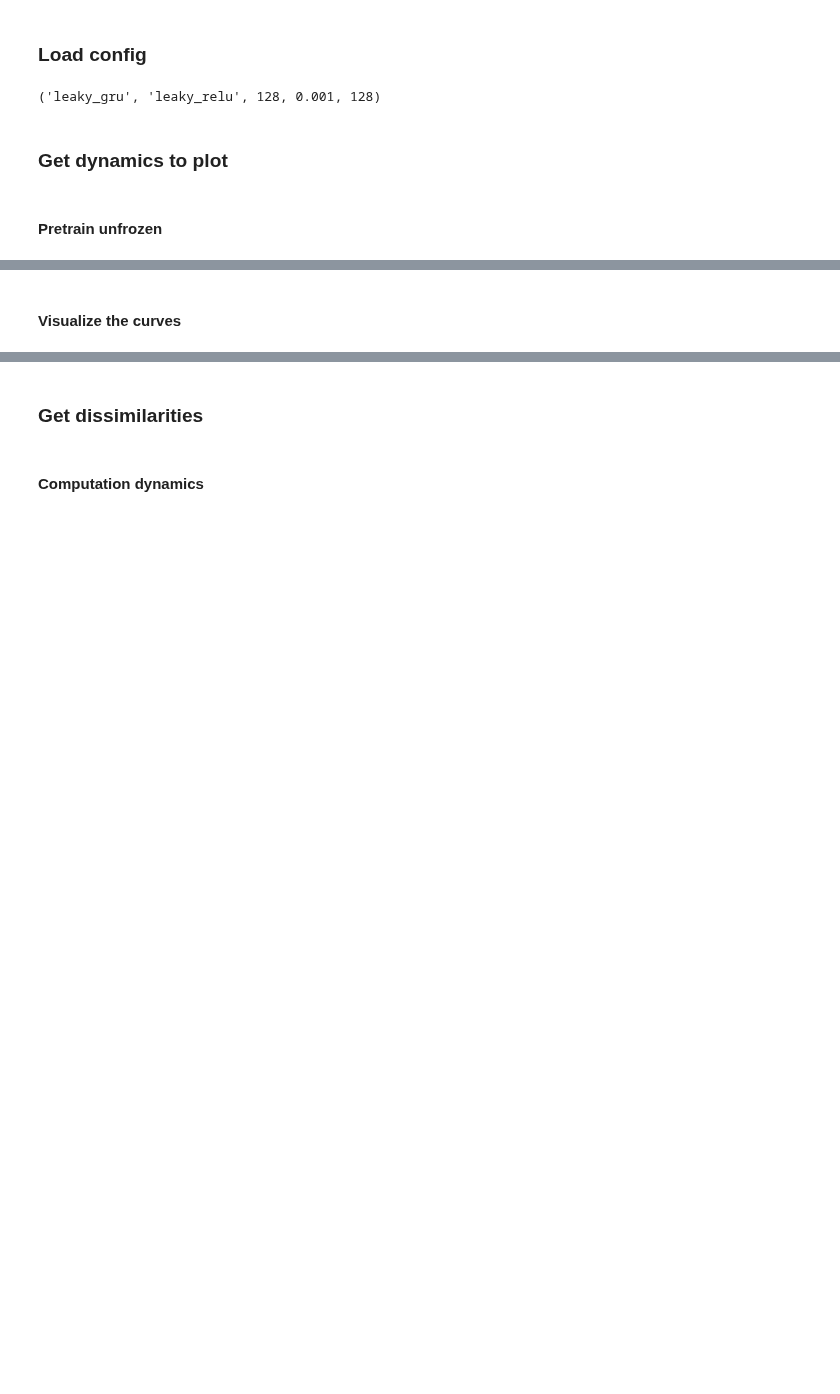
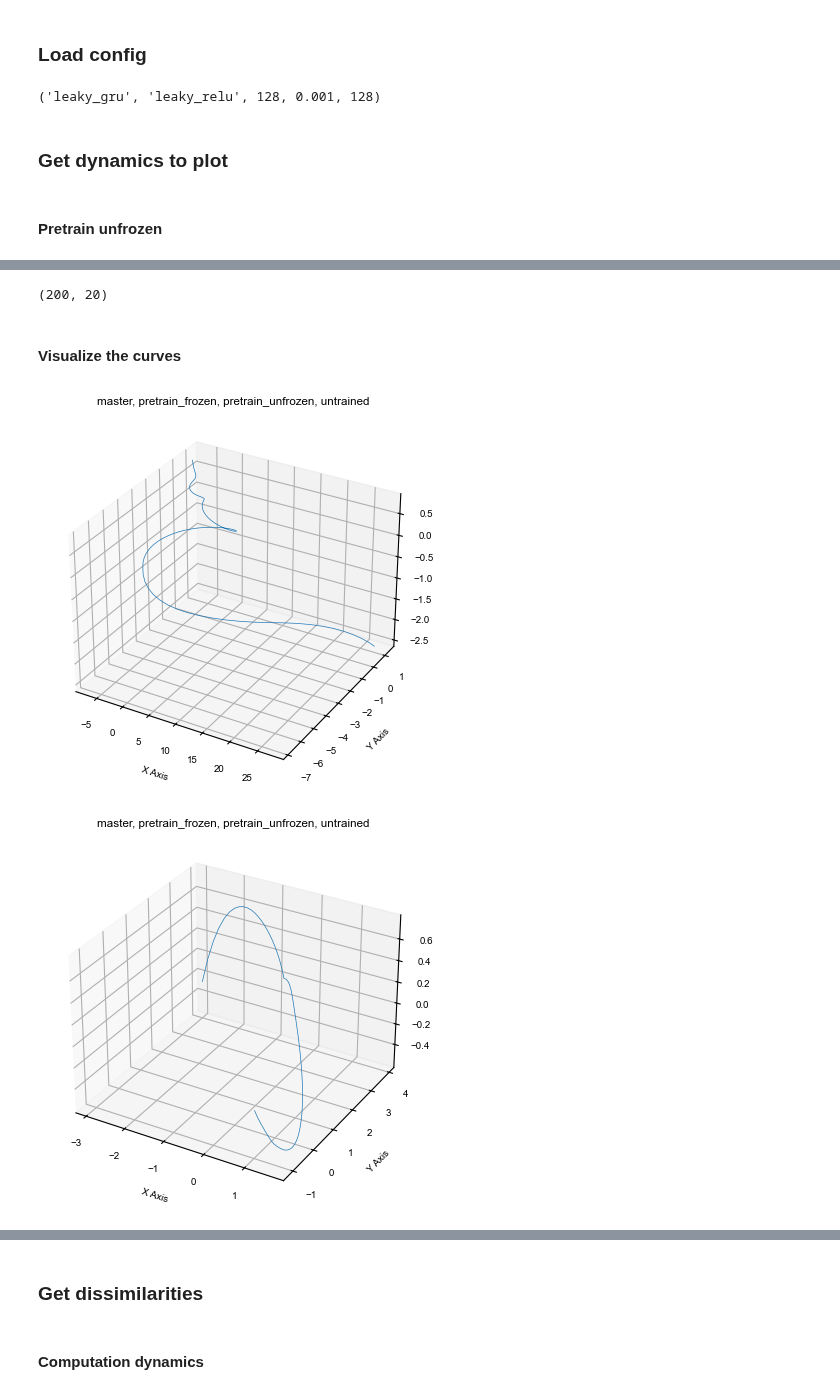
Before and after one commit to qglht/RepAL, a Jupyter notebook: notebooks/analysis_rnn.ipynb, the cells around one changed output, grey strips where cells are left out. Drawn from its saved outputs; the diff is of its cells as text; code cells hidden in the pictures; blank space fills up the shorter version.

```diff
--- a/notebooks/analysis_rnn.ipynb
+++ b/notebooks/analysis_rnn.ipynb
@@ -98,2 +95,29 @@ explained_variance
+# %%
+group = "pretrain_unfrozen"
+model_type, activation, hidden_size, lr, batch_size = parse_model_info(model)
+curve_pretrain_unfrozen, explained_variance = get_dynamics_rnn(
+    model_type, activation, hidden_size, lr, model, group, "cpu", n_components=20
+)
+# %%
+group = "pretrain_frozen"
+model_type, activation, hidden_size, lr, batch_size = parse_model_info(model)
+curve_pretrain_frozen, explained_variance = get_dynamics_rnn(
+    model_type, activation, hidden_size, lr, model, group, "cpu", n_components=20
+)
+# %%
+group = "untrained"
+model_type, activation, hidden_size, lr, batch_size = parse_model_info(model)
+curve_untrained, explained_variance = get_dynamics_rnn(
+    model_type, activation, hidden_size, lr, model, group, "cpu", n_components=20
+)
+# %%
+curve_master = np.mean(curve_master, axis=1)
+curve_pretrain_unfrozen = np.mean(curve_pretrain_unfrozen, axis=1)
+curve_pretrain_frozen = np.mean(curve_pretrain_frozen, axis=1)
+curve_untrained = np.mean(curve_untrained, axis=1)
+# %%
+curve_master.shape
+# %% [output]
+(200, 20)
 # %% [markdown]
 #### Visualize the curves
@@ -101,0 +124,14 @@ visualize([curve[:,50,:]],title=group)
+# %%
+visualize([curve_master, curve_pretrain_frozen, curve_pretrain_unfrozen, curve_untrained],title="master, pretrain_frozen, pretrain_unfrozen, untrained")
+# visualize(
+#     [
+#         curve_master[:, 100, :],
+#         curve_pretrain_frozen[:, 100, :],
+#         curve_pretrain_unfrozen[:, 100, :],
+#         curve_untrained[:, 100, :],
+#     ],
+#     title="master, pretrain_frozen, pretrain_unfrozen, untrained",
+# )
+# %% [output]
+[figure, added]
+[figure, added]
```
Also changed, not shown: parts of 18 cells of this notebook, 5 other files.
